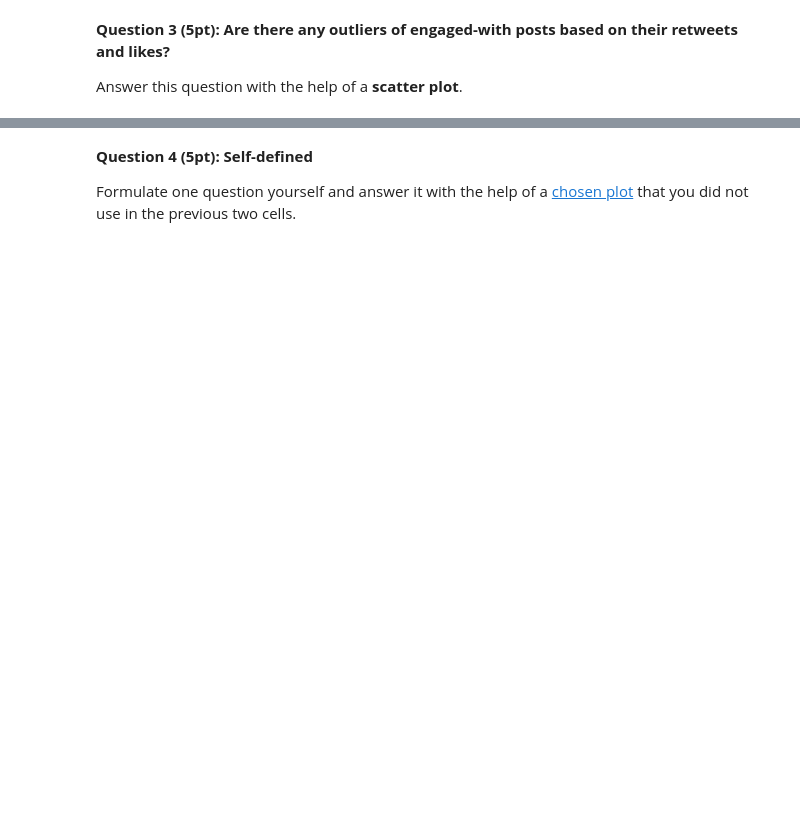
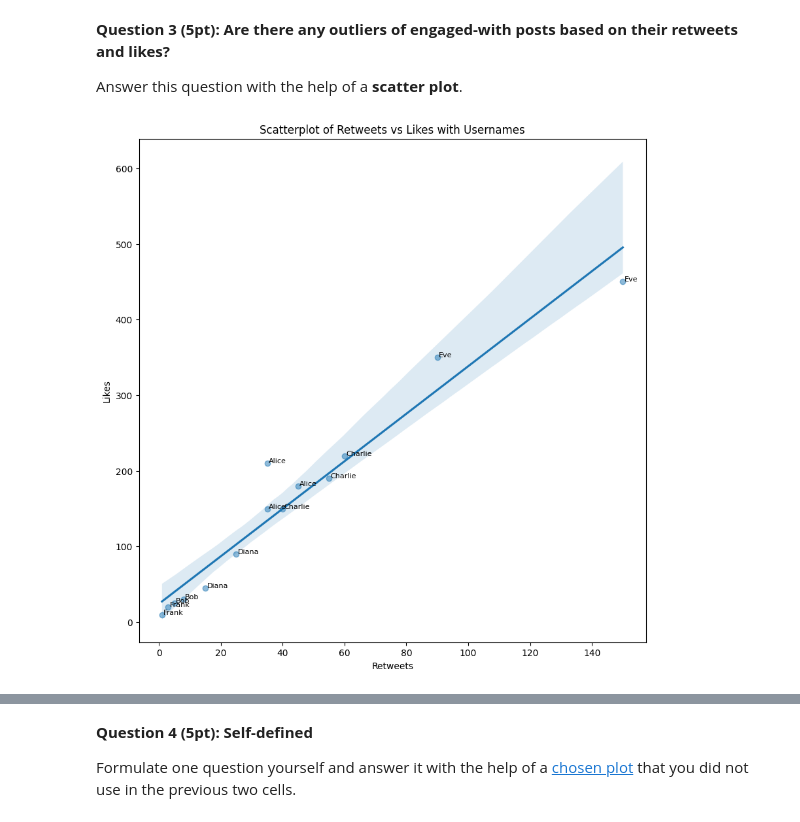
Before and after one commit to onni-Q/individual-miniproject, a Jupyter notebook: Individual_Miniproject.ipynb, the cells around one changed output, grey strips where cells are left out. Drawn from its saved outputs; the diff is of its cells as text; code cells hidden in the pictures; blank space fills up the shorter version.

```diff
--- a/Individual_Miniproject.ipynb
+++ b/Individual_Miniproject.ipynb
@@ -431,3 +548,17 @@ Answer this question with the help of a **bar graph** showing the count of posts
 
 
 Answer this question with the help of a **scatter plot**.
+# %%
+plt.figure(figsize=(10, 10))
+
+sns.regplot(data=df, x='retweets', y='likes', scatter=True, fit_reg=True, scatter_kws={'alpha':0.5})
+
+for i, row in df.iterrows():
+    plt.text(row['retweets'] + 0.5, row['likes'] + 0.5, row['username'], fontsize = 8)
+
+plt.title('Scatterplot of Retweets vs Likes with Usernames')
+plt.xlabel('Retweets')
+plt.ylabel('Likes')
+plt.show()
+# %% [output]
+[figure, added]
```
Also changed, not shown: parts of 16 cells of this notebook.
